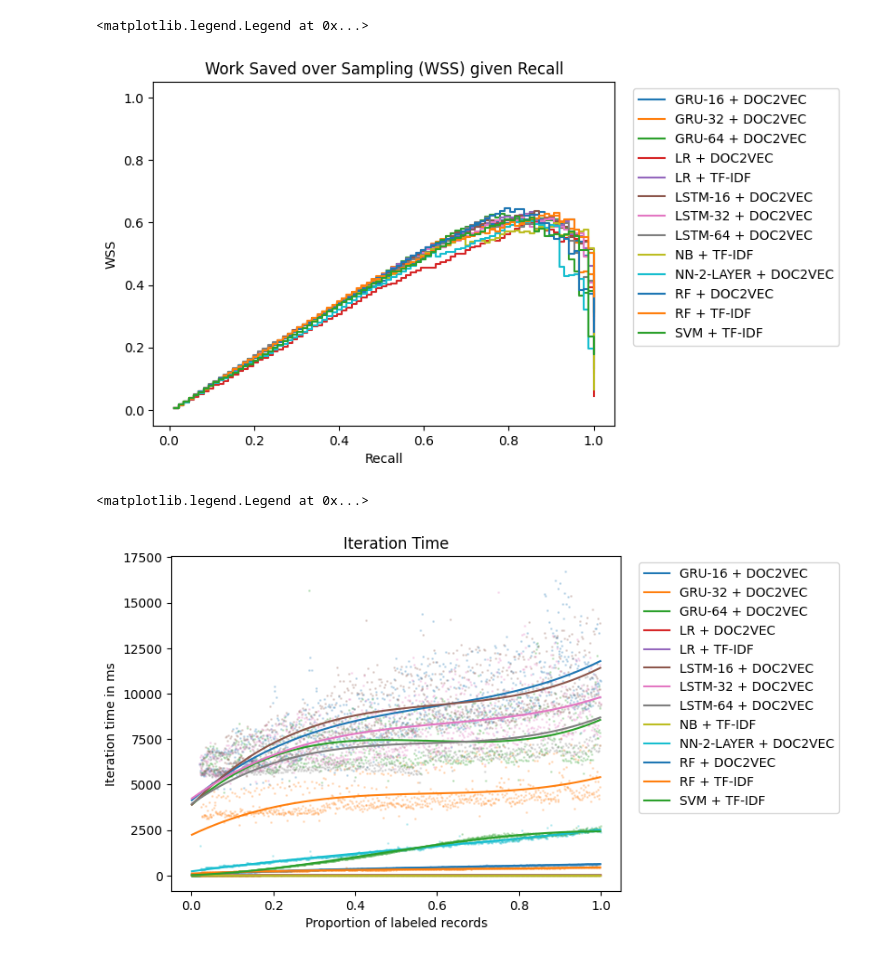
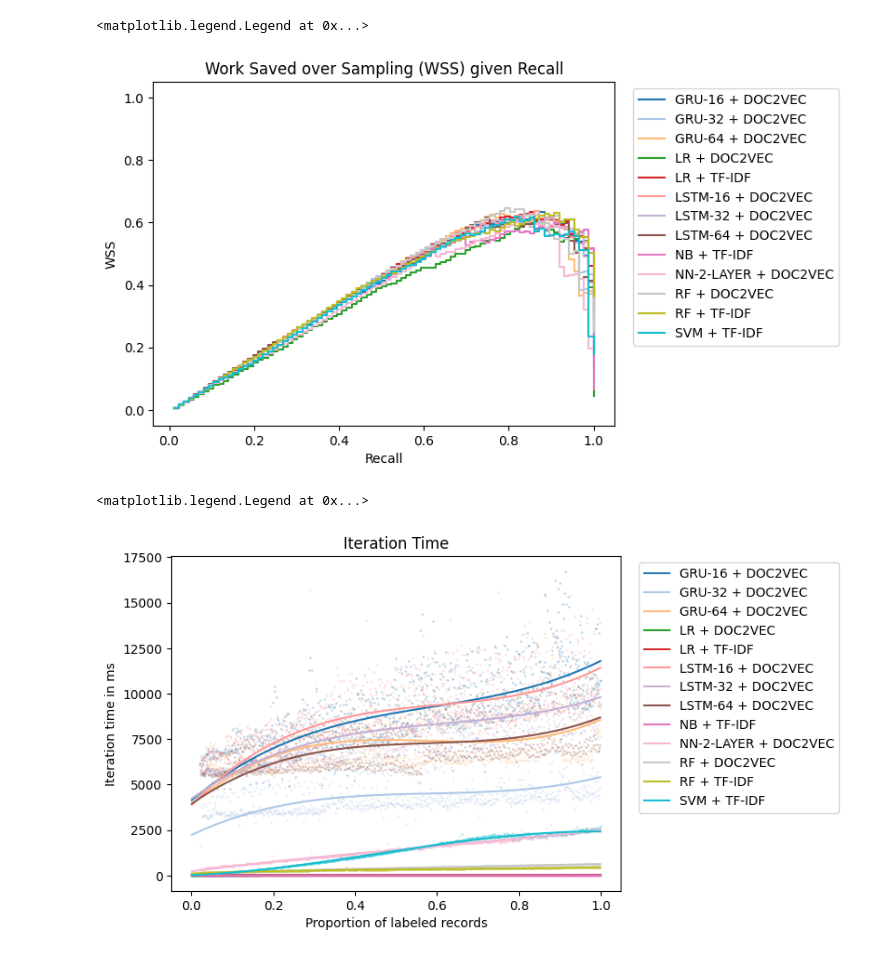
Before and after one commit to JahnsMichael/IR-ASReview, a Jupyter notebook: analysis.ipynb, the cells around one changed output. Cells and saved outputs as stored; diff of their text form; code cells hidden in the pictures.

```diff
--- a/analysis.ipynb
+++ b/analysis.ipynb
@@ -11,6 +11,10 @@ files.sort()
 
 fig, ax = plt.subplots()
 
+NUM_COLORS = len(files)
+cm = plt.get_cmap('tab20')
+ax.set_prop_cycle('color', [cm(1.*i/NUM_COLORS) for i in range(NUM_COLORS)])
+
 for state_file in files:
   with open_state(state_file) as s:
     plot_recall(ax, s)
@@ -34,6 +38,9 @@ files = glob.glob("./simulation_output/*.asreview")
 files.sort()
 
 fig, ax = plt.subplots()
+NUM_COLORS = len(files)
+cm = plt.get_cmap('tab20')
+ax.set_prop_cycle('color', [cm(1.*i/NUM_COLORS) for i in range(NUM_COLORS)])
 
 for state_file in files:
   with open_state(state_file) as s:
@@ -58,6 +65,9 @@ files = glob.glob("./simulation_output/*.asreview")
 files.sort()
 
 fig, ax = plt.subplots()
+NUM_COLORS = len(files)
+cm = plt.get_cmap('tab20')
+ax.set_prop_cycle('color', [cm(1.*i/NUM_COLORS) for i in range(NUM_COLORS)])
 
 for state_file in files:
   with open_state(state_file) as s:
@@ -69,7 +79,7 @@ for i in range(len(files)):
 ax.legend(loc='best', bbox_to_anchor=(1, 0.5, 0.5, 0.5))
 # %% [output]
 <matplotlib.legend.Legend at 0x...>
-[figure, old version]
+[figure, new version]
 # %%
 from asreview import open_state
 import pandas as pd
@@ -78,31 +88,34 @@ import numpy as np
 
 import glob
 
 files = glob.glob("./simulation_output/*.asreview")
 files.sort()
 
 fig, ax = plt.subplots()
+NUM_COLORS = len(files)
+cm = plt.get_cmap('tab20')
+ax.set_prop_cycle('color', [cm(1.*i/NUM_COLORS) for i in range(NUM_COLORS)])
 
 for state_file in files:
   with open_state(state_file) as s:
     df = s.get_dataset()
     iter_time = pd.to_datetime(df.labeling_time.sort_values(ascending=True)).diff().map(lambda x: x.total_seconds() * 1000)
     ax.set_title("Iteration Time")
     x = np.arange(1, len(iter_time)) / len(iter_time)
     y = np.array(iter_time[1:])
     z = np.polyfit(x, y, 3)
     p = np.poly1d(z)
     cubic_interpolation_model = interp1d(x, y, kind = "cubic")
     X_ = np.linspace(x.min(), x.max(), 500)
     Y_ = cubic_interpolation_model(X_)
     ax.plot(x, p(x))
     ax.scatter(x, y, s=1, alpha=0.2)
     ax.set(xlabel='Proportion of labeled records', ylabel='Iteration time in ms')
 
 for i in range(len(files)):
   ax.lines[i].set_label(files[i].split("/")[-1].replace(".asreview", "").replace("_", " + ").upper())
 
 ax.legend(loc='best', bbox_to_anchor=(1, 0.5, 0.5, 0.5))
 # %% [output]
 <matplotlib.legend.Legend at 0x...>
-[figure, old version]
+[figure, new version]
```
Also changed, not shown: parts of 5 cells of this notebook, 1 other file.
